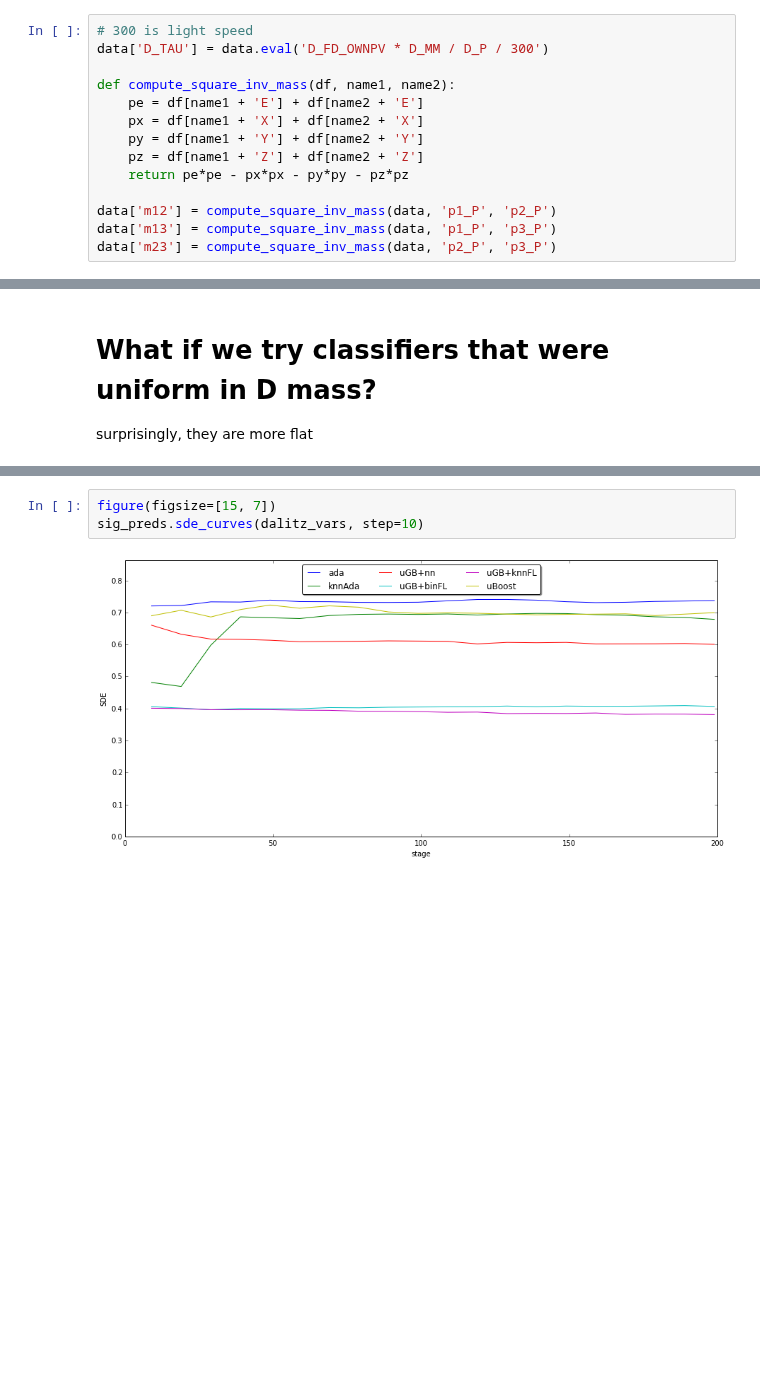
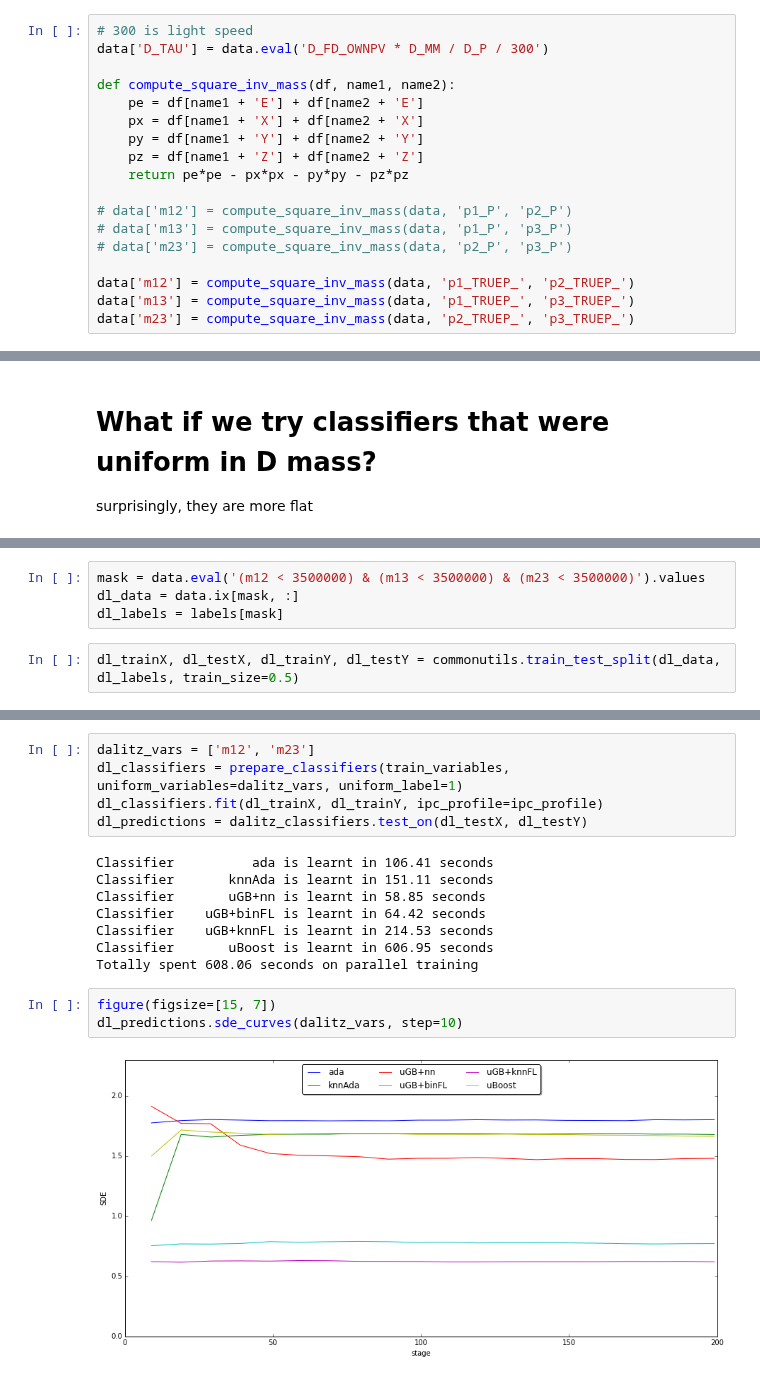
Before and after one commit to anaderi/lhcb_trigger_ml, a Jupyter notebook: IPythonWorkflow/Analysis_DInto3h.ipynb, the cells around one changed output, grey strips where cells are left out. Cells and saved outputs as stored; diff of their text form; blank space fills up the shorter version.

Commit message:
used true momenta for dalitz

```diff
--- a/IPythonWorkflow/Analysis_DInto3h.ipynb
+++ b/IPythonWorkflow/Analysis_DInto3h.ipynb
@@ -73,9 +74,13 @@ def compute_square_inv_mass(df, name1, name2):
     pz = df[name1 + 'Z'] + df[name2 + 'Z']
     return pe*pe - px*px - py*py - pz*pz
 
-data['m12'] = compute_square_inv_mass(data, 'p1_P', 'p2_P')
-data['m13'] = compute_square_inv_mass(data, 'p1_P', 'p3_P')
-data['m23'] = compute_square_inv_mass(data, 'p2_P', 'p3_P')
+# data['m12'] = compute_square_inv_mass(data, 'p1_P', 'p2_P')
+# data['m13'] = compute_square_inv_mass(data, 'p1_P', 'p3_P')
+# data['m23'] = compute_square_inv_mass(data, 'p2_P', 'p3_P')
+
+data['m12'] = compute_square_inv_mass(data, 'p1_TRUEP_', 'p2_TRUEP_')
+data['m13'] = compute_square_inv_mass(data, 'p1_TRUEP_', 'p3_TRUEP_')
+data['m23'] = compute_square_inv_mass(data, 'p2_TRUEP_', 'p3_TRUEP_')
 # %% [markdown]
 # Description of classifiers
 introduce function that prepares a set of classifiers
@@ -380,0 +377,6 @@ surprisingly, they are more flat
+# %%
+mask = data.eval('(m12 < 3500000) & (m13 < 3500000) & (m23 < 3500000)').values
+dl_data = data.ix[mask, :]
+dl_labels = labels[mask]
+# %%
+dl_trainX, dl_testX, dl_trainY, dl_testY = commonutils.train_test_split(dl_data, dl_labels, train_size=0.5)
@@ -381,5 +390,18 @@ surprisingly, they are more flat
+# %%
+dalitz_vars = ['m12', 'm23']
+dl_classifiers = prepare_classifiers(train_variables, uniform_variables=dalitz_vars, uniform_label=1)
+dl_classifiers.fit(dl_trainX, dl_trainY, ipc_profile=ipc_profile)
+dl_predictions = dalitz_classifiers.test_on(dl_testX, dl_testY)
+# %% [output]
+Classifier          ada is learnt in 106.41 seconds
+Classifier       knnAda is learnt in 151.11 seconds
+Classifier       uGB+nn is learnt in 58.85 seconds
+Classifier    uGB+binFL is learnt in 64.42 seconds
+Classifier    uGB+knnFL is learnt in 214.53 seconds
+Classifier       uBoost is learnt in 606.95 seconds
+Totally spent 608.06 seconds on parallel training
 # %%
 figure(figsize=[15, 7])
-sig_preds.sde_curves(dalitz_vars, step=10)
+dl_predictions.sde_curves(dalitz_vars, step=10)
 # %% [output]
-[figure, old version]
+[figure, new version]
```
Also changed, not shown: parts of 26 cells of this notebook.
